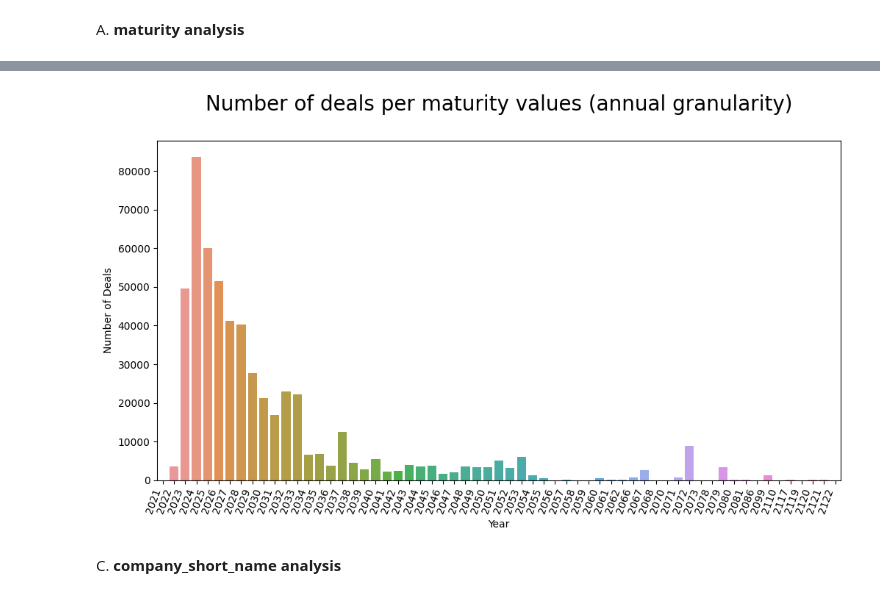
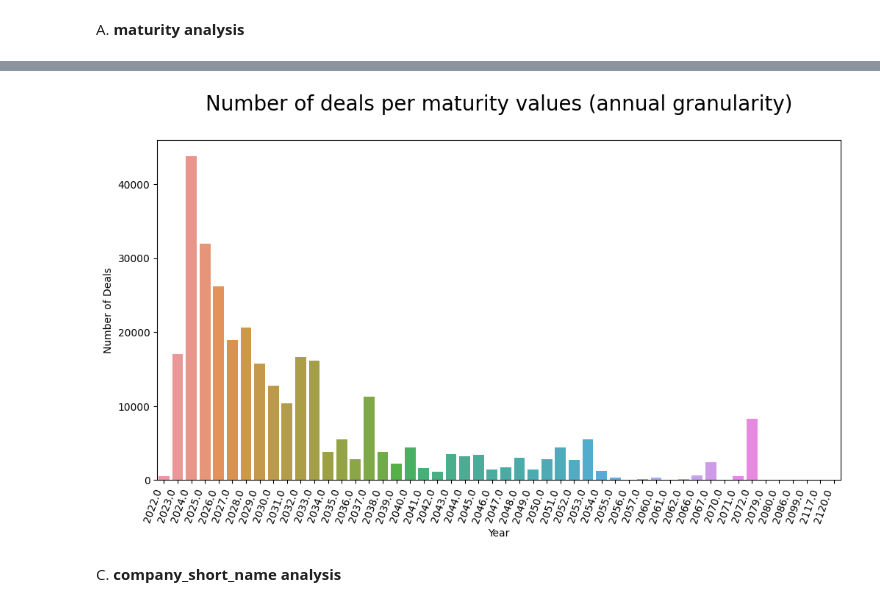
Before and after one commit to arthurprgt/natixis_challenge, a Jupyter notebook: notebooks/data_exploration.ipynb, the cells around one changed output, grey strips where cells are left out. Saved outputs shown, nothing was run; the diff lists cells and outputs as text; code cells hidden in the pictures.

```diff
--- a/notebooks/data_exploration.ipynb
+++ b/notebooks/data_exploration.ipynb
@@ -316,16 +342,14 @@ dtype: int64
 A. **Deal_Date analysis**
 # %%
 # Extract year and month from 'Deal_Date'
-df_preprocessed['Year'] = df_preprocessed['Deal_Date'].dt.year
-df_preprocessed['Month'] = df_preprocessed['Deal_Date'].dt.month
-counts_df = df_preprocessed.groupby(['Year', 'Month']).size().reset_index(name='Counts')
-counts_df['Year_Month'] = counts_df['Month'].astype(str) + ' - ' + counts_df['Year'].astype(str)
+counts_df = df_preprocessed.groupby(['Year_dealdate', 'Month_dealdate']).size().reset_index(name='Counts')
+counts_df['Month_Year_dealdate'] = counts_df['Month_dealdate'].astype(str) + ' - ' + counts_df['Year_dealdate'].astype(str)
 
 # Plot the histogram
-plt.figure(figsize=(12, 6))
-ax = sns.barplot(x='Year_Month', y='Counts', data=counts_df)
+plt.figure(figsize=(8, 5))
+ax = sns.barplot(x='Month_Year_dealdate', y='Counts', data=counts_df)
 ax.set_xticklabels(ax.get_xticklabels(), rotation=45, ha='right')
-plt.title('Number of Deals for Each (Year, Month) Pair\n', fontsize=20)
+plt.title('Number of Deals for Each (Year, Month) Pair\n', fontsize=13)
 plt.xlabel('(Year, Month)')
 plt.ylabel('Number of Deals')
 plt.show()
@@ -340,20 +360,19 @@ df_preprocessed['maturity'].isnull().sum()
 # %%
 df_maturity = df_preprocessed.dropna(subset=['maturity'], inplace=False)
-df_maturity['Maturity_Year'] = df_maturity['maturity'].dt.year
-df_maturity = df_maturity.groupby('Maturity_Year').size().reset_index(name='Counts')
-df_maturity.sort_values(by='Maturity_Year', ascending=True)
+df_maturity = df_maturity.groupby('Year_maturity').size().reset_index(name='Counts')
+df_maturity.sort_values(by='Year_maturity', ascending=True)
 
 
 # Plot the histogram
 plt.figure(figsize=(12, 6))
-ax = sns.barplot(x='Maturity_Year', y='Counts', data=df_maturity)
+ax = sns.barplot(x='Year_maturity', y='Counts', data=df_maturity)
 ax.set_xticklabels(ax.get_xticklabels(), rotation=70, ha='right')
 plt.title('Number of deals per maturity values (annual granularity)\n', fontsize=20)
 plt.xlabel('Year')
 plt.ylabel('Number of Deals')
 plt.show()
 # %% [output]
-[figure, old version]
+[figure, new version]
 # %% [markdown]
 C. **company_short_name analysis**
 # %%
```
Also changed, not shown: parts of 34 cells of this notebook.
